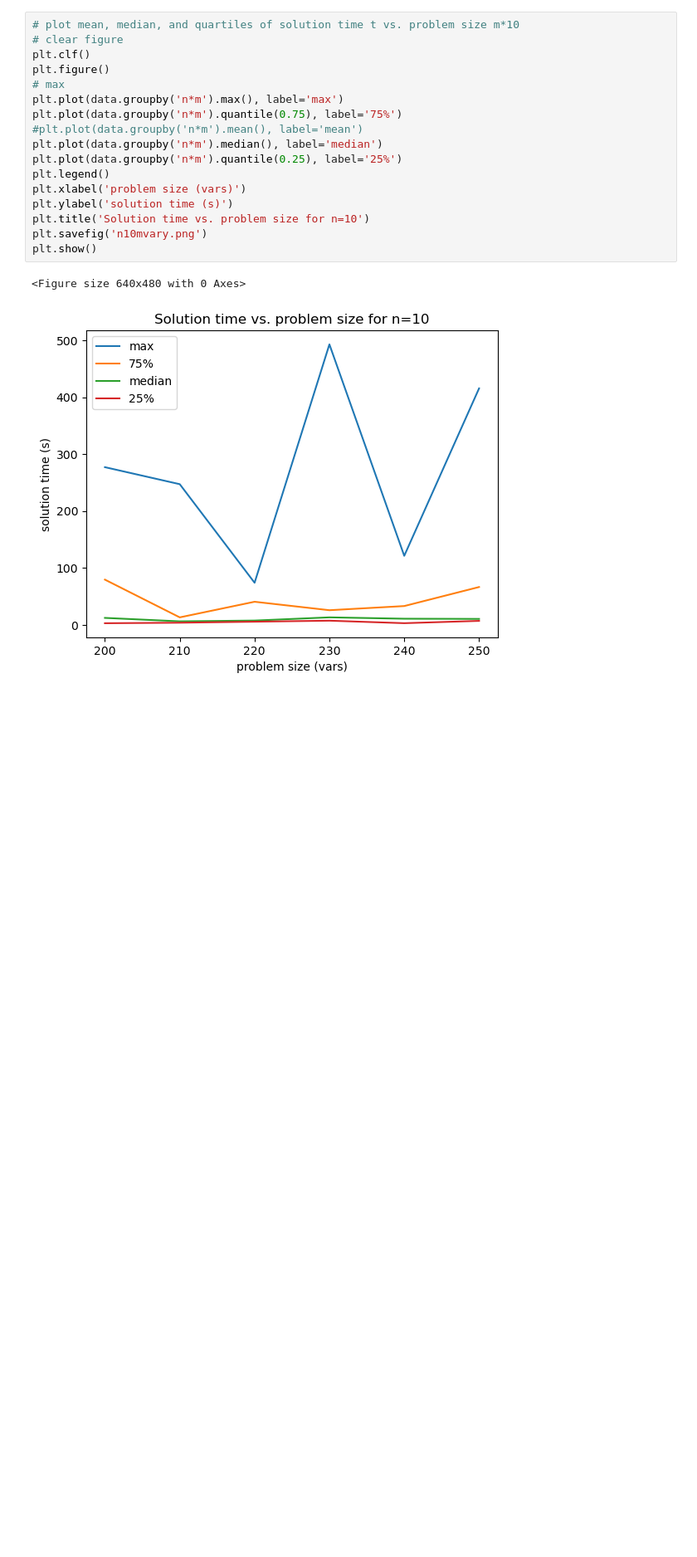
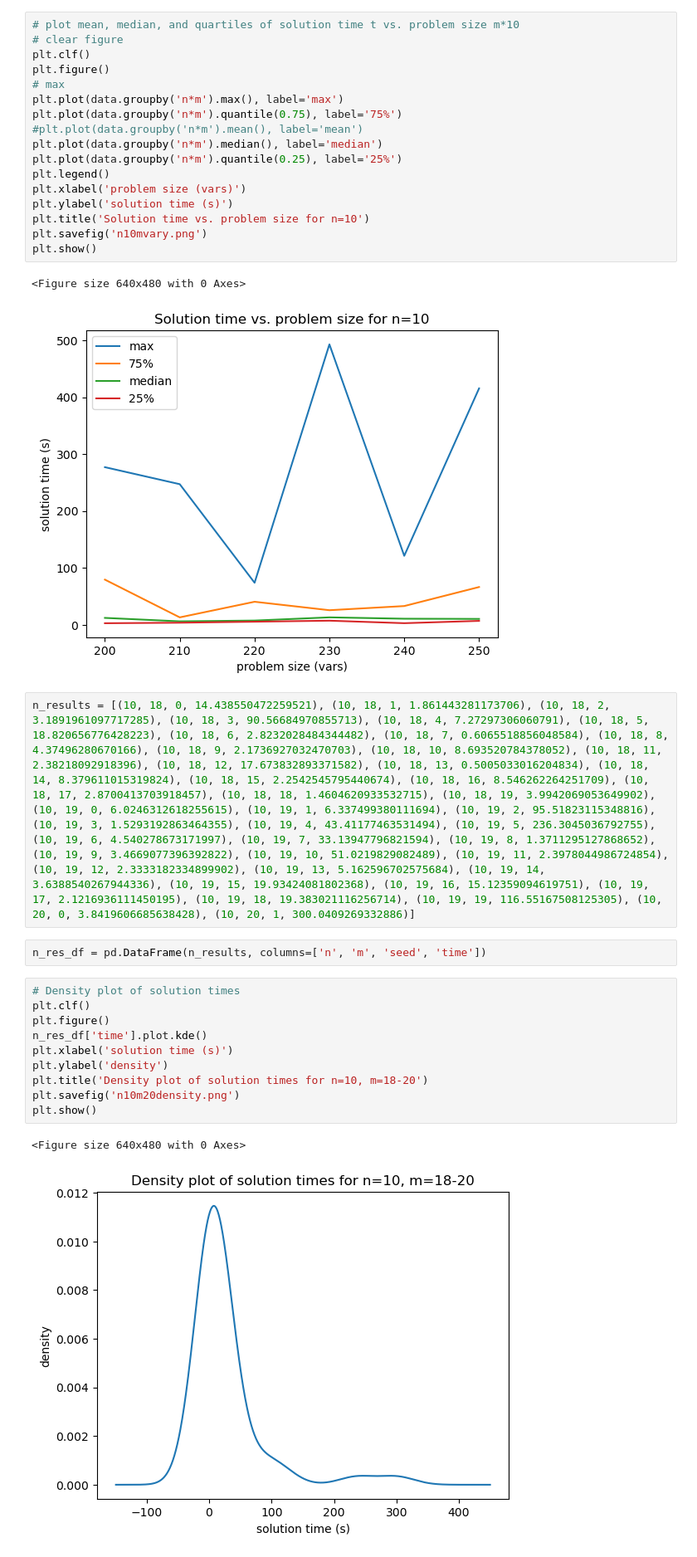
Before and after one commit to peterbarkley/wta, a Jupyter notebook: wta_solution_time_plot.ipynb, the cells around one changed output. Shown: that part at 83% size. Drawn from its saved outputs; the diff is of its cells as text; blank space fills up the shorter version.

```diff
--- a/wta_solution_time_plot.ipynb
+++ b/wta_solution_time_plot.ipynb
@@ -52,3 +52,20 @@ plt.show()
 # %% [output]
 <Figure size 640x480 with 0 Axes>
 [figure]
+# %%
+n_results = [(10, 18, 0, 14.438550472259521), (10, 18, 1, 1.861443281173706), (10, 18, 2, 3.1891961097717285), (10, 18, 3, 90.56684970855713), (10, 18, 4, 7.27297306060791), (10, 18, 5, 18.820656776428223), (10, 18, 6, 2.8232028484344482), (10, 18, 7, 0.6065518856048584), (10, 18, 8, 4.37496280670166), (10, 18, 9, 2.1736927032470703), (10, 18, 10, 8.693520784378052), (10, 18, 11, 2.38218092918396), (10, 18, 12, 17.673832893371582), (10, 18, 13, 0.5005033016204834), (10, 18, 14, 8.379611015319824), (10, 18, 15, 2.2542545795440674), (10, 18, 16, 8.546262264251709), (10, 18, 17, 2.8700413703918457), (10, 18, 18, 1.4604620933532715), (10, 18, 19, 3.9942069053649902), (10, 19, 0, 6.0246312618255615), (10, 19, 1, 6.337499380111694), (10, 19, 2, 95.51823115348816), (10, 19, 3, 1.5293192863464355), (10, 19, 4, 43.41177463531494), (10, 19, 5, 236.3045036792755), (10, 19, 6, 4.540278673171997), (10, 19, 7, 33.13947796821594), (10, 19, 8, 1.3711295127868652), (10, 19, 9, 3.4669077396392822), (10, 19, 10, 51.0219829082489), (10, 19, 11, 2.3978044986724854), (10, 19, 12, 2.3333182334899902), (10, 19, 13, 5.162596702575684), (10, 19, 14, 3.6388540267944336), (10, 19, 15, 19.93424081802368), (10, 19, 16, 15.12359094619751), (10, 19, 17, 2.1216936111450195), (10, 19, 18, 19.383021116256714), (10, 19, 19, 116.55167508125305), (10, 20, 0, 3.8419606685638428), (10, 20, 1, 300.0409269332886)]
+# %%
+n_res_df = pd.DataFrame(n_results, columns=['n', 'm', 'seed', 'time'])
+# %%
+# Density plot of solution times
+plt.clf()
+plt.figure()
+n_res_df['time'].plot.kde()
+plt.xlabel('solution time (s)')
+plt.ylabel('density')
+plt.title('Density plot of solution times for n=10, m=18-20')
+plt.savefig('n10m20density.png')
+plt.show()
+# %% [output]
+<Figure size 640x480 with 0 Axes>
+[figure, added]
```
Also changed, not shown: parts of 4 cells of this notebook, 5 other files.
